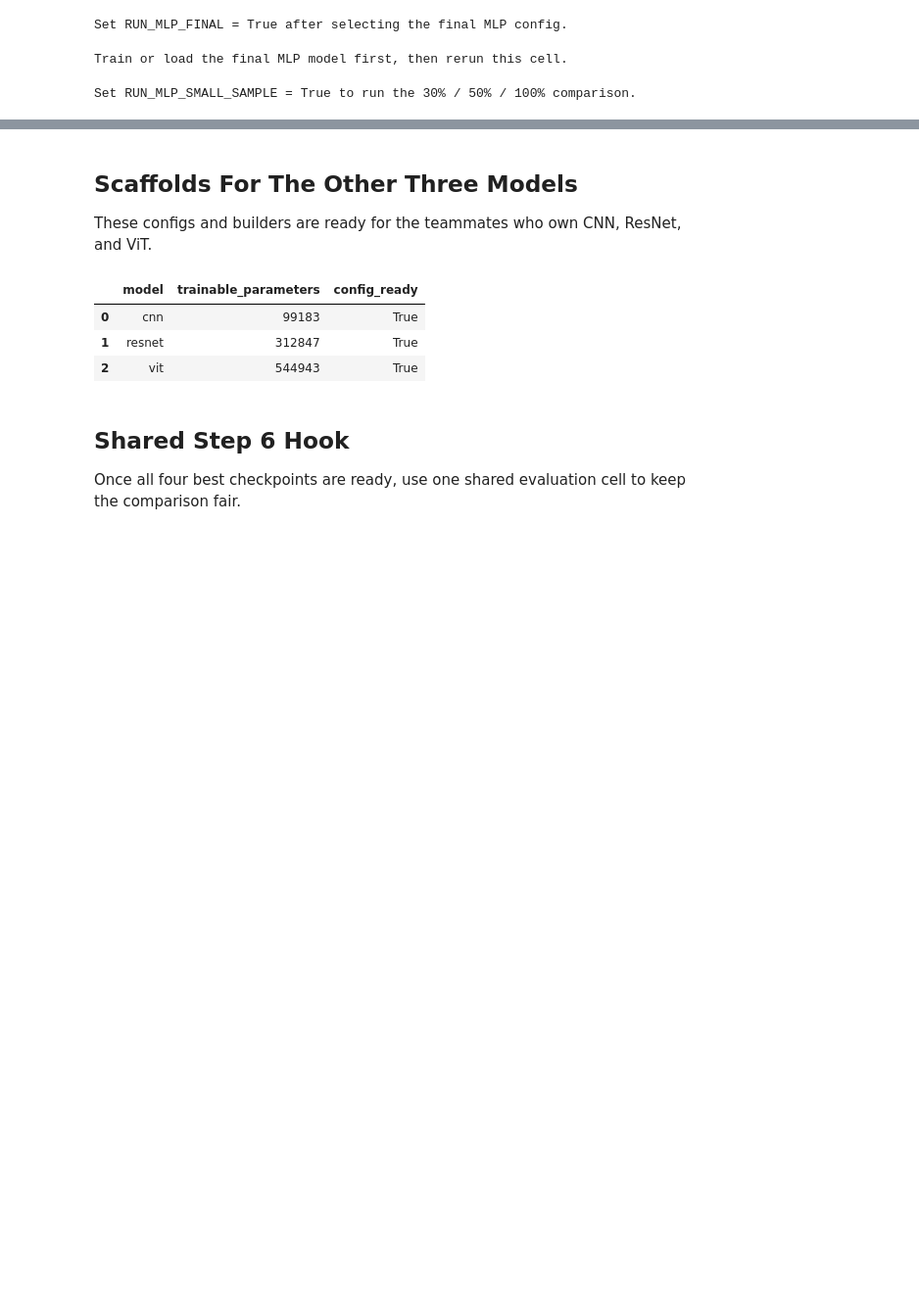
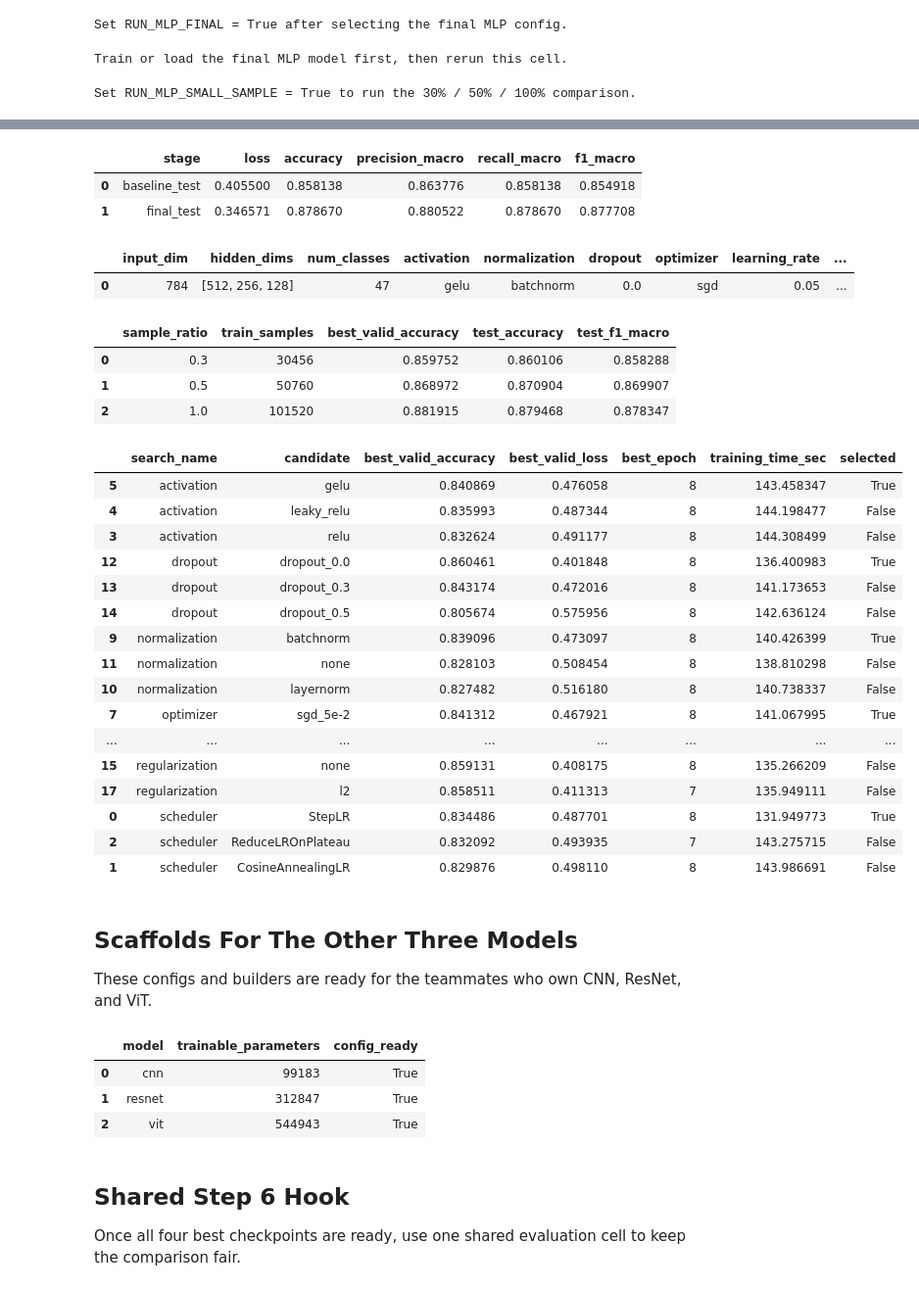
Before and after one commit to rocker011/CV_Group8_HW1, a Jupyter notebook: Group8.ipynb, the cells around one changed output, grey strips where cells are left out. Shown at 98% size. Cells and saved outputs as stored; diff of their text form; code cells hidden in the pictures; blank space fills up the shorter version.

Commit message:
Complete MLP tuning pipeline and results snapshot

```diff
--- a/Group8.ipynb
+++ b/Group8.ipynb
@@ -297,3 +312,52 @@ Set RUN_MLP_SMALL_SAMPLE = True to run the 30% / 50% / 100% comparison.
+# %%
+# Load the saved MLP outputs so the notebook reflects the completed MLP pipeline.
+import json
+from IPython.display import display
+
+saved_summary_path = PROJECT_DIR / "results" / "mlp_experiment_summary.json"
+saved_small_sample_path = PROJECT_DIR / "results" / "mlp_small_sample_results.csv"
+saved_search_path = PROJECT_DIR / "results" / "mlp_search_results.csv"
+
+if saved_summary_path.exists():
+    with saved_summary_path.open("r", encoding="utf-8") as f:
+        saved_summary = json.load(f)
+
+    display(pd.DataFrame([
+        {"stage": "baseline_test", **saved_summary["baseline_test_metrics"]},
+        {"stage": "final_test", **saved_summary["final_test_metrics"]},
+    ]))
+    display(pd.DataFrame([saved_summary["final_config"]]))
+    display(pd.read_csv(saved_small_sample_path))
+    display(pd.read_csv(saved_search_path).sort_values(["search_name", "best_valid_accuracy"], ascending=[True, False]))
+else:
+    print("Run run_mlp_pipeline.py to populate the saved MLP result files.")
+# %% [output]
+|  | stage | loss | accuracy | precision_macro | recall_macro | f1_macro |
+| 0 | baseline_test | 0.405500 | 0.858138 | 0.863776 | 0.858138 | 0.854918 |
+| 1 | final_test | 0.346571 | 0.878670 | 0.880522 | 0.878670 | 0.877708 |
+|  | input_dim | hidden_dims | num_classes | activation | normalization | dropout | optimizer | learning_rate | ... |
+| 0 | 784 | [512, 256, 128] | 47 | gelu | batchnorm | 0.0 | sgd | 0.05 | ... |
+|  | sample_ratio | train_samples | best_valid_accuracy | test_accuracy | test_f1_macro |
+| 0 | 0.3 | 30456 | 0.859752 | 0.860106 | 0.858288 |
+| 1 | 0.5 | 50760 | 0.868972 | 0.870904 | 0.869907 |
+| 2 | 1.0 | 101520 | 0.881915 | 0.879468 | 0.878347 |
+|  | search_name | candidate | best_valid_accuracy | best_valid_loss | best_epoch | training_time_sec | selected |
+| 5 | activation | gelu | 0.840869 | 0.476058 | 8 | 143.458347 | True |
+| 4 | activation | leaky_relu | 0.835993 | 0.487344 | 8 | 144.198477 | False |
+| 3 | activation | relu | 0.832624 | 0.491177 | 8 | 144.308499 | False |
+| 12 | dropout | dropout_0.0 | 0.860461 | 0.401848 | 8 | 136.400983 | True |
+| 13 | dropout | dropout_0.3 | 0.843174 | 0.472016 | 8 | 141.173653 | False |
+| 14 | dropout | dropout_0.5 | 0.805674 | 0.575956 | 8 | 142.636124 | False |
+| 9 | normalization | batchnorm | 0.839096 | 0.473097 | 8 | 140.426399 | True |
+| 11 | normalization | none | 0.828103 | 0.508454 | 8 | 138.810298 | False |
+| 10 | normalization | layernorm | 0.827482 | 0.516180 | 8 | 140.738337 | False |
+| 7 | optimizer | sgd_5e-2 | 0.841312 | 0.467921 | 8 | 141.067995 | True |
+| ... | ... | ... | ... | ... | ... | ... | ... |
+| 15 | regularization | none | 0.859131 | 0.408175 | 8 | 135.266209 | False |
+| 17 | regularization | l2 | 0.858511 | 0.411313 | 7 | 135.949111 | False |
+| 0 | scheduler | StepLR | 0.834486 | 0.487701 | 8 | 131.949773 | True |
+| 2 | scheduler | ReduceLROnPlateau | 0.832092 | 0.493935 | 7 | 143.275715 | False |
+| 1 | scheduler | CosineAnnealingLR | 0.829876 | 0.498110 | 8 | 143.986691 | False |
 # %% [markdown]
 ## Scaffolds For The Other Three Models
 
```
Also changed, not shown: parts of 2 cells of this notebook, 1 other file.
